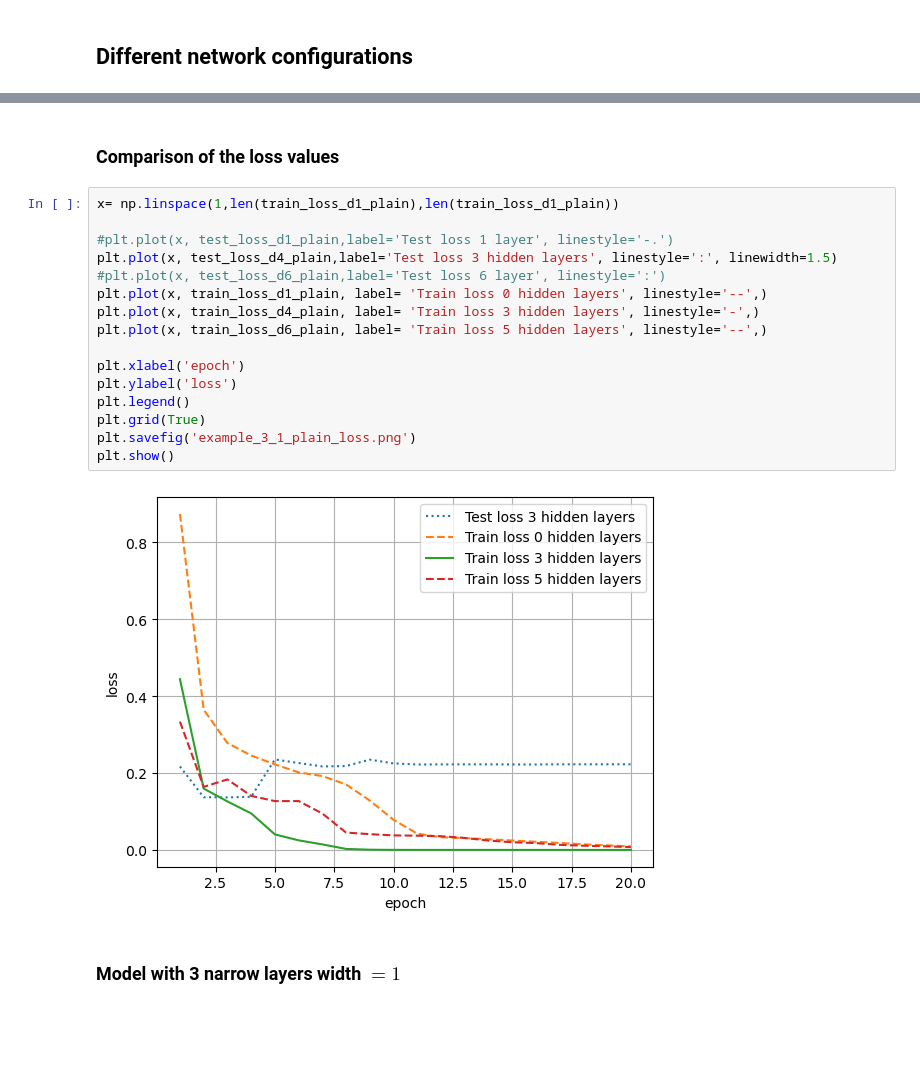
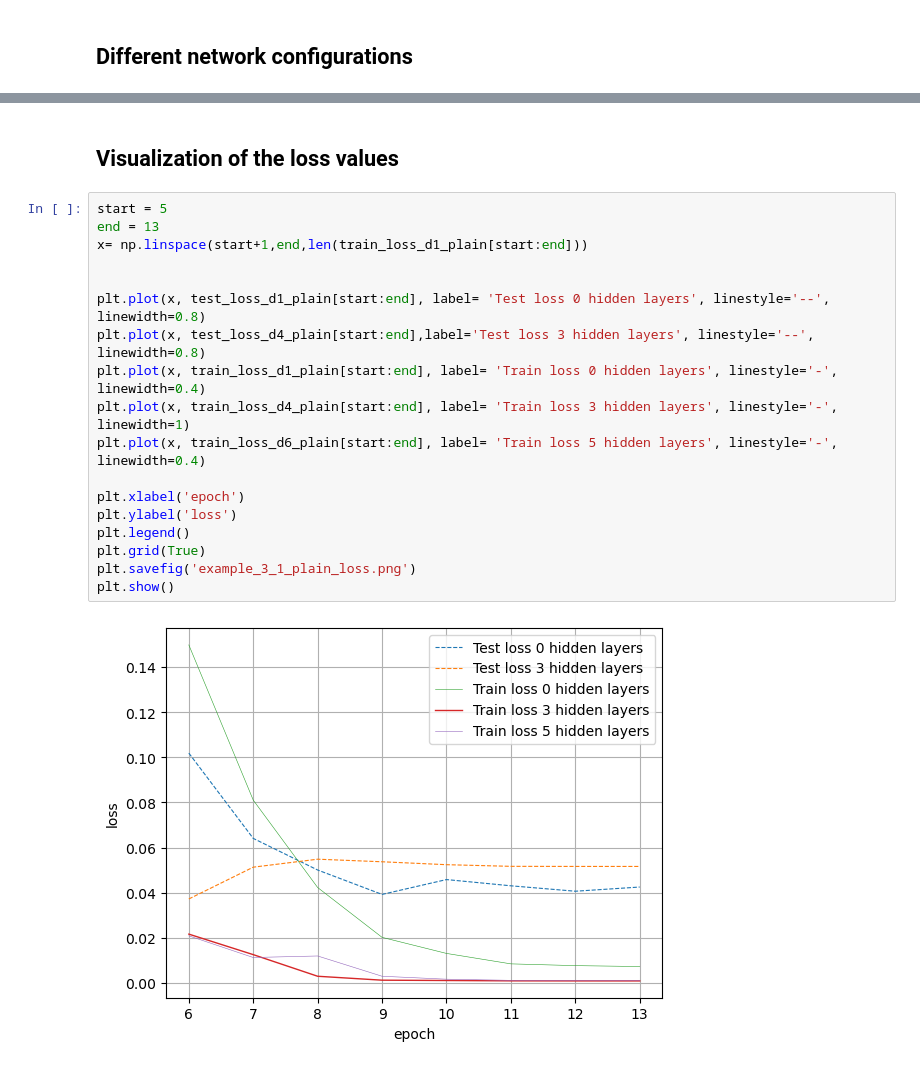
Before and after one commit to vschormann/MA_ML_assisted_SUPG, a Jupyter notebook: Section_3_1.ipynb, the cells around one changed output, grey strips where cells are left out. Saved outputs shown, nothing was run; the diff lists cells and outputs as text; blank space fills up the shorter version.

```diff
--- a/Section_3_1.ipynb
+++ b/Section_3_1.ipynb
@@ -741,22 +774,22 @@ train_loss_d6_plain, test_loss_d6_plain, = train(
-# %% [markdown]
-### Comparison of the loss values
+# %% [markdown]
+## Visualization of the loss values
 # %%
-x= np.linspace(1,len(train_loss_d1_plain),len(train_loss_d1_plain))
+start = 5
+end = 13
+x= np.linspace(start+1,end,len(train_loss_d1_plain[start:end]))
 
-#plt.plot(x, test_loss_d1_plain,label='Test loss 1 layer', linestyle='-.')
-plt.plot(x, test_loss_d4_plain,label='Test loss 3 hidden layers', linestyle=':', linewidth=1.5)
-#plt.plot(x, test_loss_d6_plain,label='Test loss 6 layer', linestyle=':')
-plt.plot(x, train_loss_d1_plain, label= 'Train loss 0 hidden layers', linestyle='--',)
-plt.plot(x, train_loss_d4_plain, label= 'Train loss 3 hidden layers', linestyle='-',)
-plt.plot(x, train_loss_d6_plain, label= 'Train loss 5 hidden layers', linestyle='--',)
+
+plt.plot(x, test_loss_d1_plain[start:end], label= 'Test loss 0 hidden layers', linestyle='--', linewidth=0.8)
+plt.plot(x, test_loss_d4_plain[start:end],label='Test loss 3 hidden layers', linestyle='--', linewidth=0.8)
+plt.plot(x, train_loss_d1_plain[start:end], label= 'Train loss 0 hidden layers', linestyle='-', linewidth=0.4)
+plt.plot(x, train_loss_d4_plain[start:end], label= 'Train loss 3 hidden layers', linestyle='-', linewidth=1)
+plt.plot(x, train_loss_d6_plain[start:end], label= 'Train loss 5 hidden layers', linestyle='-', linewidth=0.4)
 
 plt.xlabel('epoch')
 plt.ylabel('loss')
 plt.legend()
 plt.grid(True)
 plt.savefig('example_3_1_plain_loss.png')
 plt.show()
 # %% [output]
-[figure, old version]
+[figure, new version]
-# %% [markdown]
-### Model with 3 narrow layers width $= 1$
```
Also changed, not shown: parts of 26 cells of this notebook, 2 other files.
